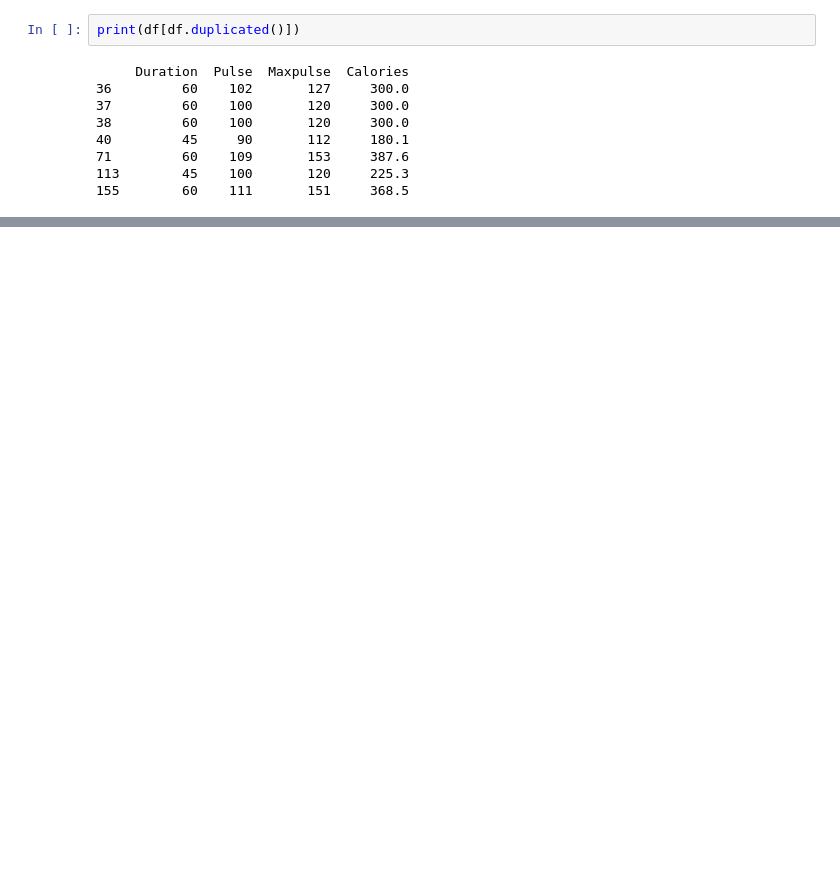
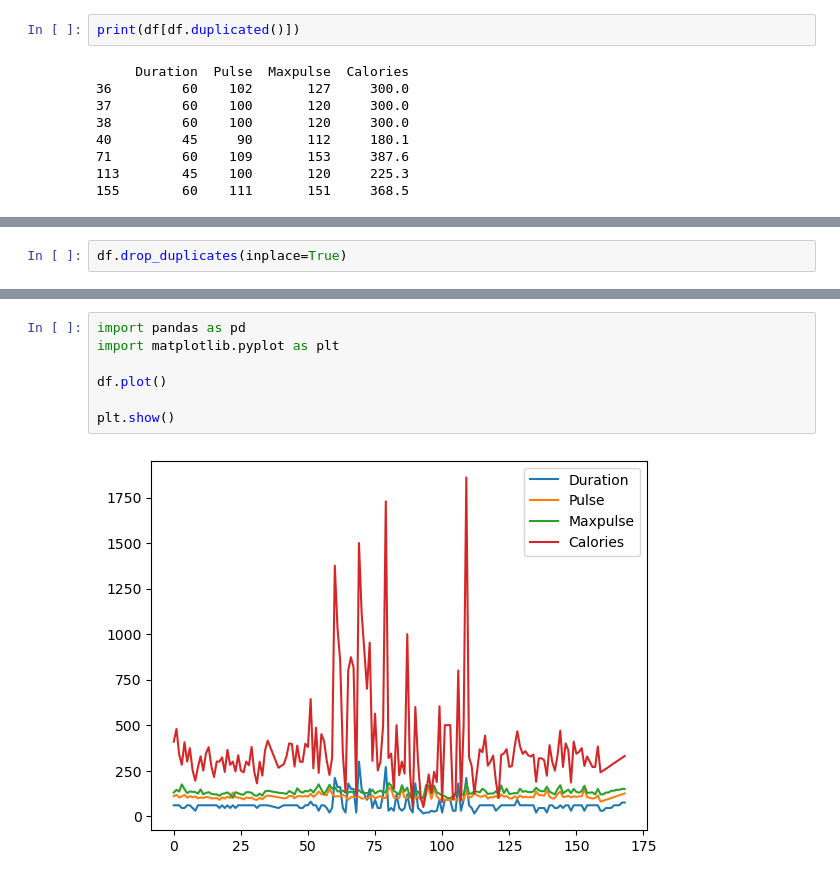
Before and after one commit to saumitraj/pythonforschool, a Jupyter notebook: pandas_excercise.ipynb, the cells around one changed output, grey strips where cells are left out. Cells and saved outputs as stored; diff of their text form; blank space fills up the shorter version.

Commit message:
Pandas exercises

```diff
--- a/pandas_excercise.ipynb
+++ b/pandas_excercise.ipynb
@@ -53,0 +61,2 @@ df.shape[0]
+# %%
+df.drop_duplicates(inplace=True)
@@ -53,0 +71,9 @@ df.shape[0]
+# %%
+import pandas as pd
+import matplotlib.pyplot as plt
+
+df.plot()
+
+plt.show()
+# %% [output]
+[figure, added]
```
Also changed, not shown: parts of 10 cells of this notebook.
